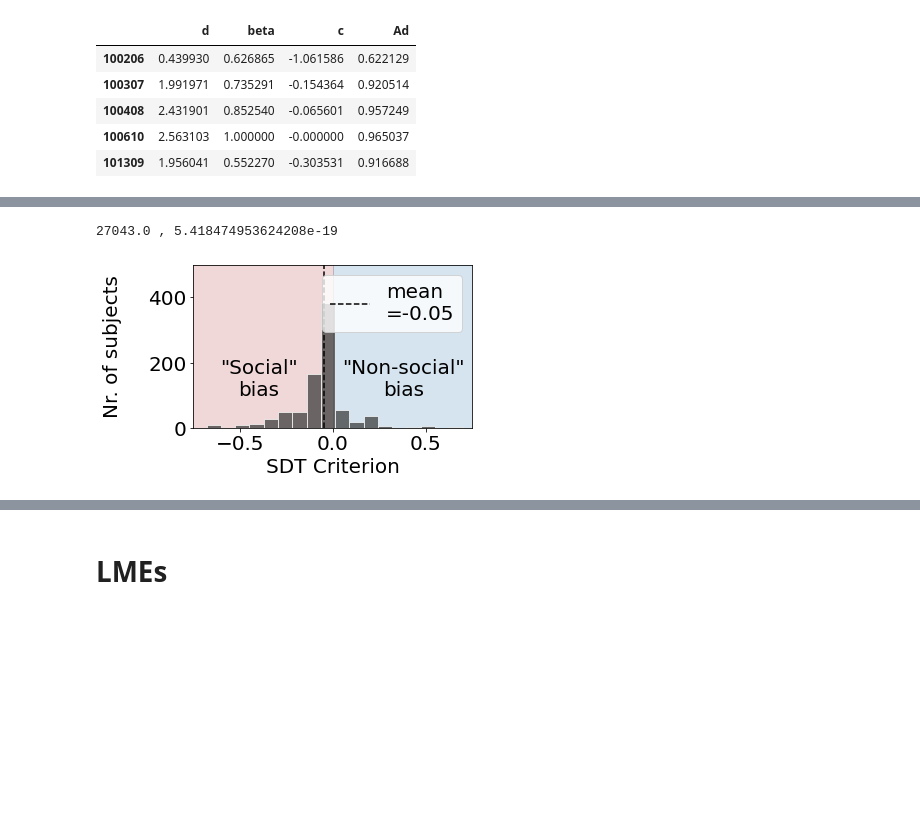
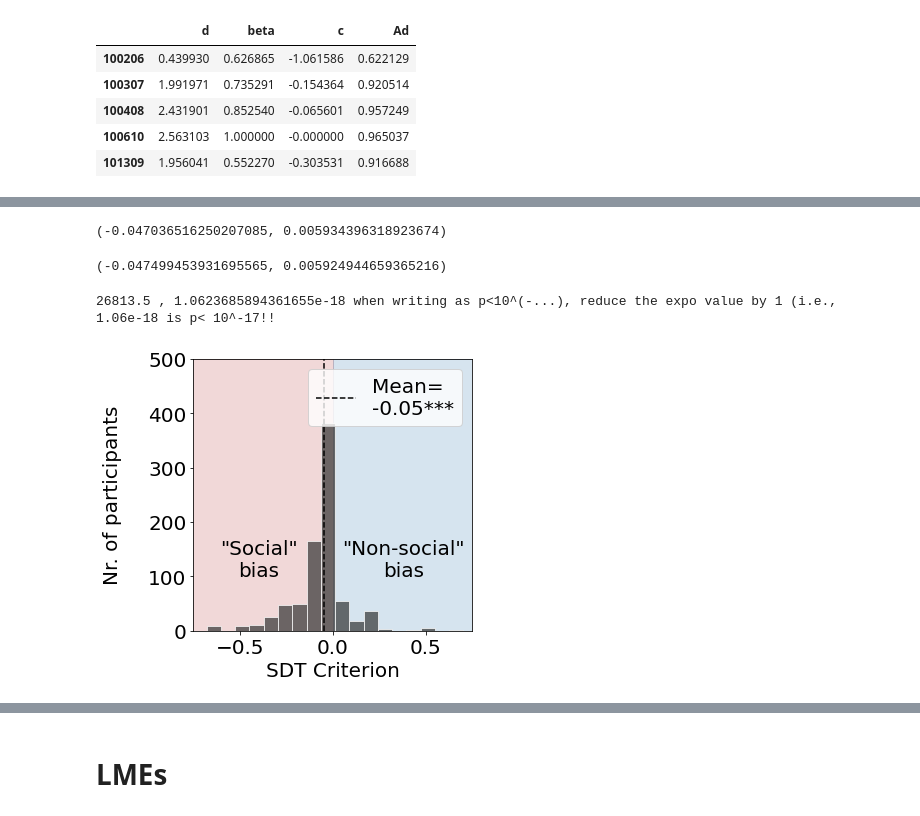
Before and after one commit to rvarrier/HCP_socialtask_analysis, a Jupyter notebook: behavioral/code/HCP_BehavioralData_main_analyses.ipynb, the cells around one changed output, grey strips where cells are left out. Drawn from its saved outputs; the diff is of its cells as text; code cells hidden in the pictures; blank space fills up the shorter version.

```diff
--- a/behavioral/code/HCP_BehavioralData_main_analyses.ipynb
+++ b/behavioral/code/HCP_BehavioralData_main_analyses.ipynb
@@ -25,7 +25,8 @@ path = Path(folder)
 parent_folder = path.parent
 file_loc = os.path.join(parent_folder,'data')
 print('data folder:',file_loc)
-dataFile  = os.path.join(file_loc,'hcp_social_behav_for_ddm_stim-coding.csv')
+old_dataFile  = os.path.join(file_loc,'hcp_social_behav_for_ddm_stim-coding.csv')
+dataFile  = os.path.join(file_loc,'hcp_social_behav_for_ddm_stim-coding_corrected.csv')
 # %% [output]
 current dir:  /Users/f0053cz/Dropbox (Dartmouth College)/postdoc_Dartmouth/HCP/BehaviorAnalyses/Documented scripts/code
 data folder: /Users/f0053cz/Dropbox (Dartmouth College)/postdoc_Dartmouth/HCP/BehaviorAnalyses/Documented scripts/data
@@ -372,0 +581,4 @@ mean diff: 5.602076591154261
+# %%
+fig = plt.figure(figsize=(4,4))
+ax =  fig.add_subplot(111)
+plot_fig_1b(ax,counts_per_subj_fullDat)
@@ -460,4 +821,4 @@ sdt_data.head()
 # %%
 #invoke the SDT functions + sample results for subj1
-s = 0
-SDT(sdt_data["hits"].iloc[s], sdt_data["misses"].iloc[s], sdt_data["false_alarms"].iloc[s], sdt_data["correct_rejects"].iloc[s])
+#s = 0
+#SDT(sdt_data_movies["hits"].iloc[s], sdt_data_movies["misses"].iloc[s], sdt_data_movies["false_alarms"].iloc[s], sdt_data_movies["correct_rejects"].iloc[s])
@@ -500,38 +929,47 @@ print(std,',',pdprime)
+# %%
+sdt_measures['c'].mean(), sdt_measures['c'].sem() # for paper
+# %% [output]
+(-0.047036516250207085, 0.005934396318923674)
+# %%
+sdt_measures_fullDat['c'].mean(), sdt_measures_fullDat['c'].sem() # for revision 1
+# %% [output]
+(-0.047499453931695565, 0.005924944659365216)
 # %%
-def plot_fig_1c(ax):
+def plot_fig_1c(ax,sdt_measures):
+
+    stc, pc = stats.wilcoxon(sdt_measures['c'])
+    print(stc,',',pc, 'when writing as p<10^(-...), reduce the expo value by 1 (i.e., 1.06e-18 is p< 10^-17!!')
 
     #plt.title('Response bias', fontweight = 'bold')
     ax.axvspan(-1,0,color=red_rgb,alpha=alpha)
     ax.axvspan(0,1,color=blue_rgb,alpha=alpha)
     #sns.distplot(sdt_measures['c'], bins= 30, label = 'criterion bias across subjects', norm_hist = False)
     sdt_measures['c'].hist(bins=25, alpha = .7, color = [.2,.2,.2],edgecolor = 'white')
     #plt.vlines(np.nanmean(sdt_measures['c']),0,500,color='r', linewidth = 3,linestyle = 'solid',
     #           label = f'mean={np.round(np.nanmean(sdt_measures["c"]),2)},\np(Wilc.)=\n{1.9e-26}')
     ax.vlines(np.nanmean(sdt_measures['c']),0,500,color='k', linestyle = 'dashed',
-            label = f'mean\n={np.round(np.nanmean(sdt_measures["c"]),2)}')
+            label = f"Mean=\n{np.round(np.nanmean(sdt_measures['c']),2)}***")# \n"r"(p<$10^{-18}$)"
 
             #plt.plot(np.zeros((10,1)), np.linspace(0,450,10),\
     #         'grey', linestyle = 'dashed',label = f'0(No bias)')
 
     ax.grid(None)
-    ax.set_ylabel('Nr. of subjects\n ')
+    ax.set_ylabel('Nr. of participants\n ')
     ax.set_xlabel("SDT Criterion")
     ax.set_xlim(-.75,.75)
     ax.set_ylim(0,500)
     #plt.xticks([-.75,-.5,-.25,0,.25,.5,.75], rotation=30)
     #plt.legend(fontsize = 14,bbox_to_anchor=(1.02, 1), loc='upper left')
     ax.legend()#bbox_to_anchor = (1.05,1))
 
     ax.text(-.4,100,'"Social"\nbias', ha='center',  color = 'k')
     ax.text(.38,100,'"Non-social"\nbias', ha='center', color = 'k')
 
     #plt.legend(handles=[p1, p2], title='title', bbox_to_anchor=(1.05, 1), loc='upper left', prop=fontP)
-    stc, pc = stats.wilcoxon(sdt_measures['c'])
-    print(stc,',',pc)
 
-fig = plt.figure(1,figsize=(5,3))
+fig = plt.figure(1,figsize=(5,5))
 ax = fig.add_subplot(111)
-plot_fig_1c(ax)
+plot_fig_1c(ax,sdt_measures)
 # %% [output]
-27043.0 , 5.418474953624208e-19
+26813.5 , 1.0623685894361655e-18 when writing as p<10^(-...), reduce the expo value by 1 (i.e., 1.06e-18 is p< 10^-17!!
-[figure, old version]
+[figure, new version]
```
Also changed, not shown: parts of 118 cells of this notebook, 29 other files.
